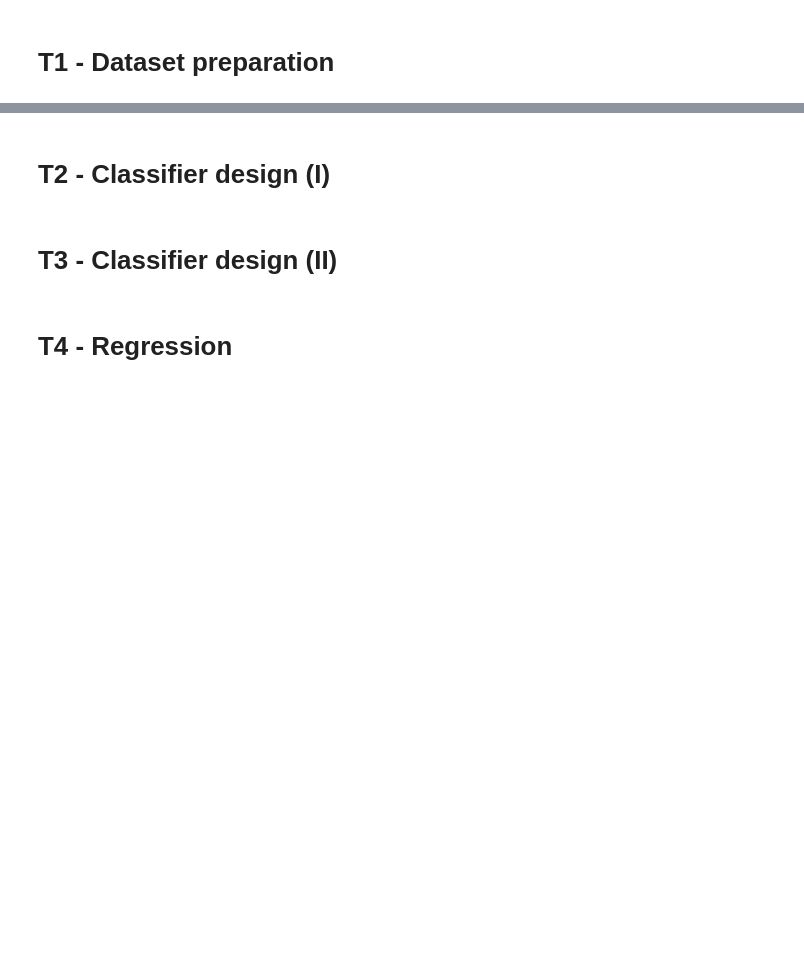
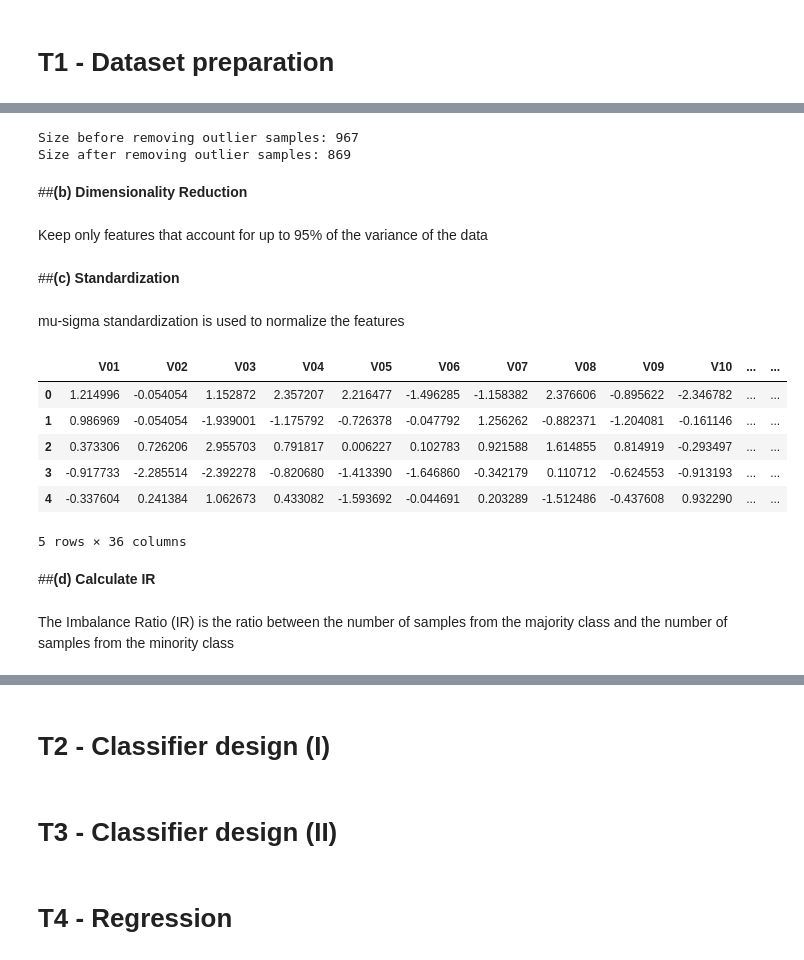
Before and after one commit to melihkurtaran/MachineLearning, a Jupyter notebook: SupervisedLearning/Supervised_Learning_Assignment.ipynb, the cells around one changed output, grey strips where cells are left out. Saved outputs shown, nothing was run; the diff lists cells and outputs as text; code cells hidden in the pictures; blank space fills up the shorter version.

```diff
--- a/SupervisedLearning/Supervised_Learning_Assignment.ipynb
+++ b/SupervisedLearning/Supervised_Learning_Assignment.ipynb
@@ -29,0 +44,5 @@ ds_09.head()
+# %%
+# samples with more than 4 missing feature values are dropped
+print("Size before dropping: " + str(len(ds_09)))
+ds_09 = ds_09.dropna(axis=0, thresh=34) # thresh: Require that many non-NA values
+print("Size after dropping: " + str(len(ds_09)))
@@ -29,0 +54,5 @@ ds_09.head()
+# %%
+# the remaining missing values are filled using the average value
+
+for i in ds_09.columns[ds_09.isnull().any(axis=0)]:  #Applying only on variables with NaN valuesfor bettter performance
+    ds_09[i].fillna(ds_09[i].mean(),inplace=True)
@@ -29,0 +66,39 @@ ds_09.head()
+# %%
+# samples with at least one feature value with a z-score higher than 3 (i.e. an outlier) are discarded
+print("Size before removing outlier samples: " + str(len(ds_09)))
+# code below for each column, first calculates Z-score of each value in the column, and remove all rows that have outliers in at least one column
+ds_09 = ds_09[(np.abs(stats.zscore(ds_09)) < 3).all(axis=1)] # axis=1 ensures that for each row, all column satisfy the constraint.
+print("Size after removing outlier samples: " + str(len(ds_09)))
+# %% [output]
+Size before removing outlier samples: 967
+Size after removing outlier samples: 869
+# %% [markdown]
+##**(b) Dimensionality Reduction**
+# %% [markdown]
+Keep only features that account for up to 95% of the variance of the data
+# %% [markdown]
+##**(c) Standardization**
+# %% [markdown]
+mu-sigma standardization is used to normalize the features
+# %%
+X = ds_09.copy()
+X.drop(['class', 'target'], axis=1, inplace=True)
+# %%
+# define mu-sigma standardizer scaler
+ss = StandardScaler()
+
+# transform data
+X = pd.DataFrame(ss.fit_transform(X),columns = X.columns)
+X.head()
+# %% [output]
+|  | V01 | V02 | V03 | V04 | V05 | V06 | V07 | V08 | V09 | V10 | ... | ... |
+| 0 | 1.214996 | -0.054054 | 1.152872 | 2.357207 | 2.216477 | -1.496285 | -1.158382 | 2.376606 | -0.895622 | -2.346782 | ... | ... |
+| 1 | 0.986969 | -0.054054 | -1.939001 | -1.175792 | -0.726378 | -0.047792 | 1.256262 | -0.882371 | -1.204081 | -0.161146 | ... | ... |
+| 2 | 0.373306 | 0.726206 | 2.955703 | 0.791817 | 0.006227 | 0.102783 | 0.921588 | 1.614855 | 0.814919 | -0.293497 | ... | ... |
+| 3 | -0.917733 | -2.285514 | -2.392278 | -0.820680 | -1.413390 | -1.646860 | -0.342179 | 0.110712 | -0.624553 | -0.913193 | ... | ... |
+| 4 | -0.337604 | 0.241384 | 1.062673 | 0.433082 | -1.593692 | -0.044691 | 0.203289 | -1.512486 | -0.437608 | 0.932290 | ... | ... |
+5 rows × 36 columns
+# %% [markdown]
+##**(d) Calculate IR**
+# %% [markdown]
+The Imbalance Ratio (IR) is the ratio between the number of samples from the majority class and the number of samples from the minority class
```
Also changed, not shown: parts of 15 cells of this notebook.
